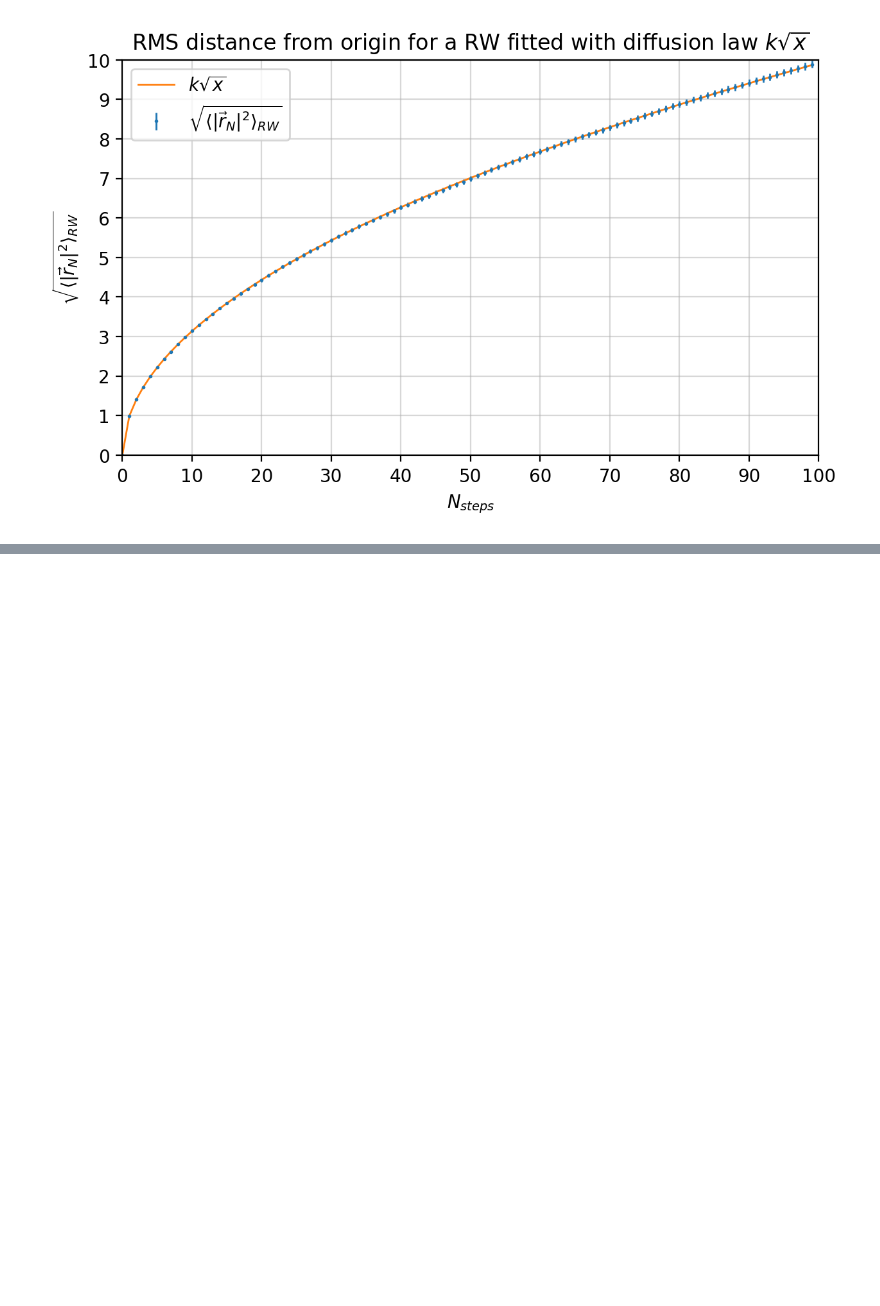
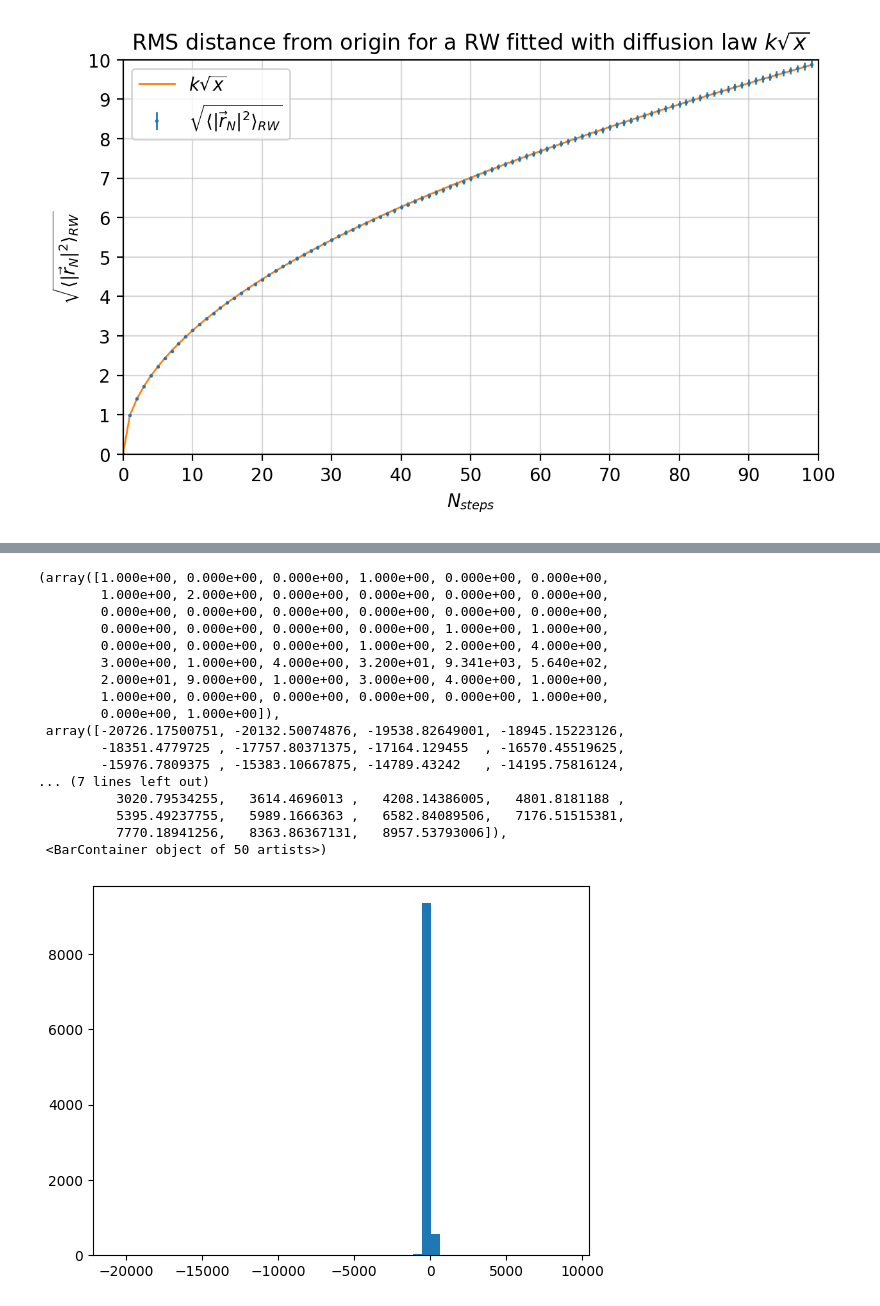
Before and after one commit to Giac97/Simulazione-Numerica, a Jupyter notebook: notebooks/Exercise 2/Exercise 2 - Analysis.ipynb, the cells around one changed output, grey strips where cells are left out. Drawn from its saved outputs; the diff is of its cells as text; code cells hidden in the pictures; blank space fills up the shorter version.

```diff
--- a/notebooks/Exercise 2/Exercise 2 - Analysis.ipynb
+++ b/notebooks/Exercise 2/Exercise 2 - Analysis.ipynb
@@ -62,0 +151,33 @@ plt.savefig("susrw.png")
+# %%
+import numpy as np
+
+# Parameters of the Levy distribution
+mu = 0  # Mean
+c = 10   # Scaling factor (adjust as needed)
+
+# Number of samples
+num_samples = 10000
+
+# Generate random samples from the Levy distribution
+levy_samples = np.random.standard_cauchy(num_samples) * c + mu
+
+plt.hist(levy_samples, 50)
+# %% [output]
+(array([1.000e+00, 0.000e+00, 0.000e+00, 1.000e+00, 0.000e+00, 0.000e+00,
+        1.000e+00, 2.000e+00, 0.000e+00, 0.000e+00, 0.000e+00, 0.000e+00,
+        0.000e+00, 0.000e+00, 0.000e+00, 0.000e+00, 0.000e+00, 0.000e+00,
+        0.000e+00, 0.000e+00, 0.000e+00, 0.000e+00, 1.000e+00, 1.000e+00,
+        0.000e+00, 0.000e+00, 0.000e+00, 1.000e+00, 2.000e+00, 4.000e+00,
+        3.000e+00, 1.000e+00, 4.000e+00, 3.200e+01, 9.341e+03, 5.640e+02,
+        2.000e+01, 9.000e+00, 1.000e+00, 3.000e+00, 4.000e+00, 1.000e+00,
+        1.000e+00, 0.000e+00, 0.000e+00, 0.000e+00, 0.000e+00, 1.000e+00,
+        0.000e+00, 1.000e+00]),
+ array([-20726.17500751, -20132.50074876, -19538.82649001, -18945.15223126,
+        -18351.4779725 , -17757.80371375, -17164.129455  , -16570.45519625,
+        -15976.7809375 , -15383.10667875, -14789.43242   , -14195.75816124,
+... (7 lines left out)
+          3020.79534255,   3614.4696013 ,   4208.14386005,   4801.8181188 ,
+          5395.49237755,   5989.1666363 ,   6582.84089506,   7176.51515381,
+          7770.18941256,   8363.86367131,   8957.53793006]),
+ <BarContainer object of 50 artists>)
+[figure, added]
```
Also changed, not shown: parts of 19 cells of this notebook, 5 other files.
